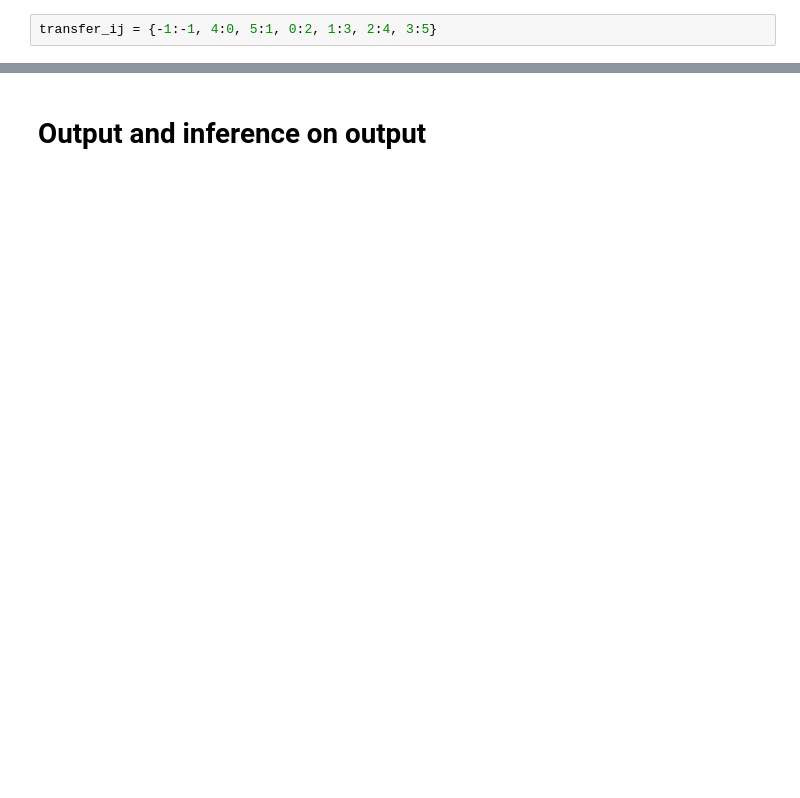
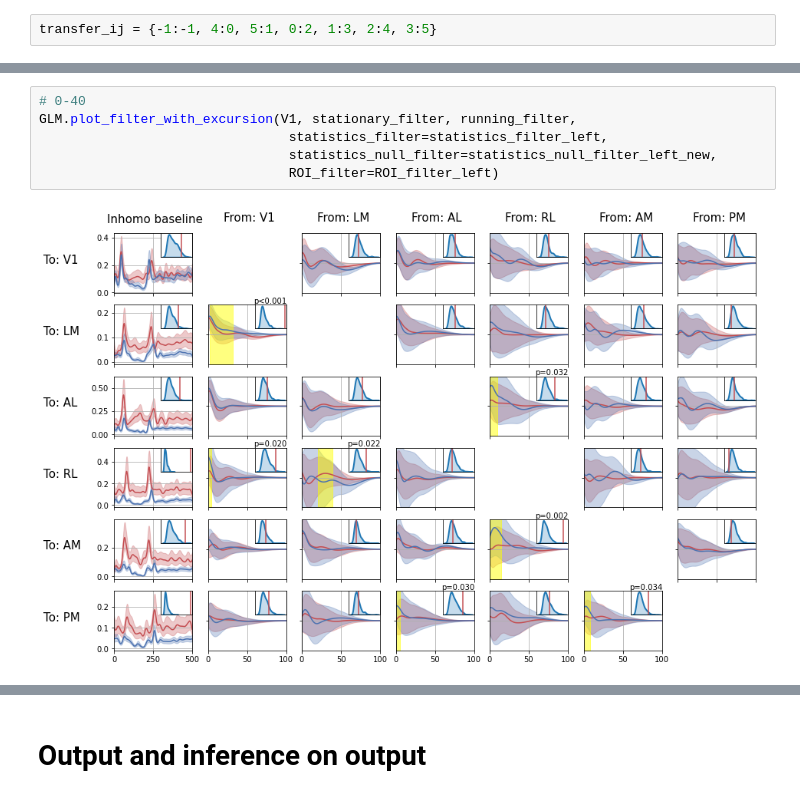
Before and after one commit to Qi-Xin/MultiNeuronGLM, a Jupyter notebook: 2022 Oct version all conditions time-warping nonlinear history.ipynb, the cells around one changed output, grey strips where cells are left out. Drawn from its saved outputs; the diff is of its cells as text; blank space fills up the shorter version.

```diff
--- a/2022 Oct version all conditions time-warping nonlinear history.ipynb
+++ b/2022 Oct version all conditions time-warping nonlinear history.ipynb
@@ -1260,0 +1192,8 @@ for i in range(len(probe_list)):
+# %%
+# 0-40
+GLM.plot_filter_with_excursion(V1, stationary_filter, running_filter,
+                                statistics_filter=statistics_filter_left,
+                                statistics_null_filter=statistics_null_filter_left_new,
+                                ROI_filter=ROI_filter_left)
+# %% [output]
+[figure, added]
```
Also changed, not shown: parts of 18 cells of this notebook, 1 other file.
